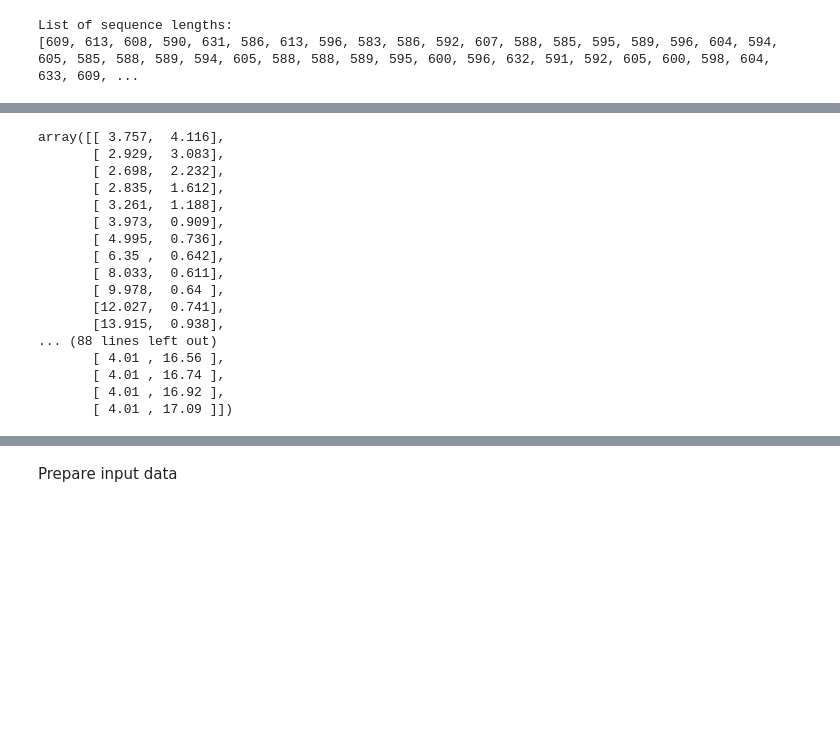
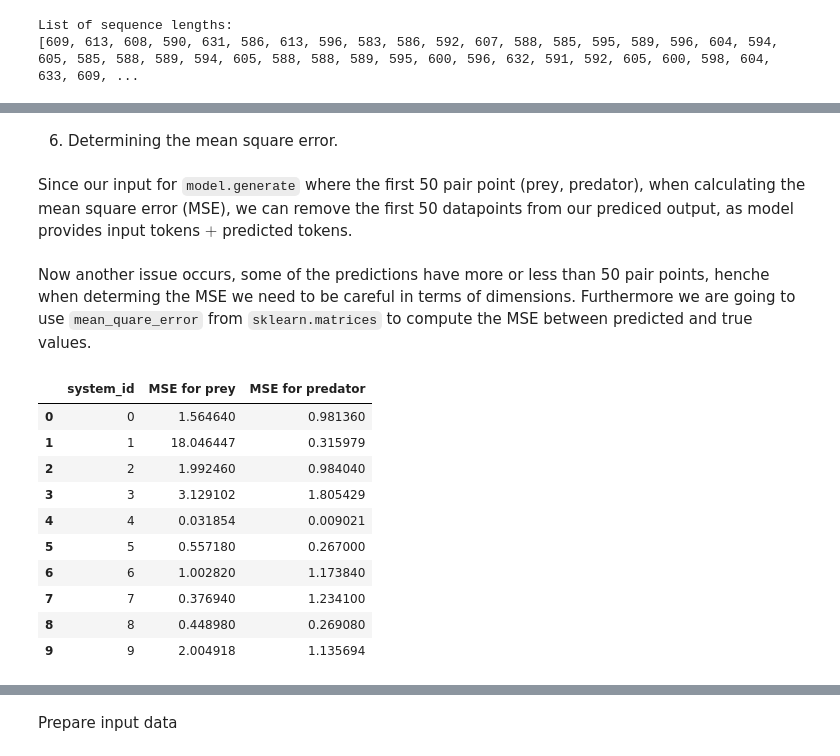
Before and after one commit to MatteoMancini01/M2_Cw, a Jupyter notebook: notebook.ipynb, the cells around one changed output, grey strips where cells are left out. Drawn from its saved outputs; the diff is of its cells as text; code cells hidden in the pictures; blank space fills up the shorter version.

```diff
--- a/notebook.ipynb
+++ b/notebook.ipynb
@@ -587,21 +576,58 @@ string_to_array = Preprocessor.string_to_array
-# %%
-decoded_to_number = string_to_array(decoded_output)
-decoded_to_number
-# %% [output]
-array([[ 3.757,  4.116],
-       [ 2.929,  3.083],
-       [ 2.698,  2.232],
-       [ 2.835,  1.612],
-       [ 3.261,  1.188],
-       [ 3.973,  0.909],
-       [ 4.995,  0.736],
-       [ 6.35 ,  0.642],
-       [ 8.033,  0.611],
-       [ 9.978,  0.64 ],
-       [12.027,  0.741],
-       [13.915,  0.938],
-... (88 lines left out)
-       [ 4.01 , 16.56 ],
-       [ 4.01 , 16.74 ],
-       [ 4.01 , 16.92 ],
-       [ 4.01 , 17.09 ]])
+# %% [markdown]
+6. Determining the mean square error.
+# %% [markdown]
+Since our input for `model.generate` where the first 50 pair point (prey, predator), when calculating the mean square error (MSE), we can remove the first 50 datapoints from our prediced output, as model provides input tokens $+$ predicted tokens.
+# %%
+# Removing the first 50 input tokens and true values
+
+predicted_output = []
+true_values = []
+for i in range(len(string_to_array_list)):
+    sub_output = string_to_array_list[i]
+    sub_output_min_50 = sub_output[50:]
+    true_v = trajectories_scaled[i]
+    true_v_min_50 = true_v[50:]
+    predicted_output.append(sub_output_min_50)
+    true_values.append(true_v_min_50)
+# %% [markdown]
+Now another issue occurs, some of the predictions have more or less than 50 pair points, henche when determing the MSE we need to be careful in terms of dimensions. Furthermore we are going to use `mean_quare_error` from `sklearn.matrices` to compute the MSE between predicted and true values.
+# %%
+# Importing MSE
+from sklearn.metrics import mean_absolute_error
+
+MSE_values = []
+
+
+for i in range(len(true_values)):
+
+    # Truncate to match the shorter list
+    min_length = min(len(predicted_output[i]), len(true_values[i]))
+    pr_out = predicted_output[i][:min_length]
+    true_val = true_values[i][:min_length]
+
+    # Compute the MSE
+    mse_prey = mean_absolute_error(pr_out[:,0], true_val[:,0]) # Computing MSE for prey
+    mse_predator = mean_absolute_error(pr_out[:,1], true_val[:,1]) # Computing MSE for predator
+    MSE_values.append([mse_prey, mse_predator])
+
+
+# Collecting everything into a dataframe
+# Create a DataFrame
+df_MSE_values = pd.DataFrame({
+    "system_id": np.arange(len(MSE_values)),
+    "MSE for prey": np.array(MSE_values)[:, 0],  # Flatten prey values
+    "MSE for predator": np.array(MSE_values)[:, 1]  # Flatten predator values
+})
+df_MSE_values
+# %% [output]
+|  | system_id | MSE for prey | MSE for predator |
+| 0 | 0 | 1.564640 | 0.981360 |
+| 1 | 1 | 18.046447 | 0.315979 |
+| 2 | 2 | 1.992460 | 0.984040 |
+| 3 | 3 | 3.129102 | 1.805429 |
+| 4 | 4 | 0.031854 | 0.009021 |
+| 5 | 5 | 0.557180 | 0.267000 |
+| 6 | 6 | 1.002820 | 1.173840 |
+| 7 | 7 | 0.376940 | 1.234100 |
+| 8 | 8 | 0.448980 | 0.269080 |
+| 9 | 9 | 2.004918 | 1.135694 |
```
Also changed, not shown: parts of 20 cells of this notebook.
